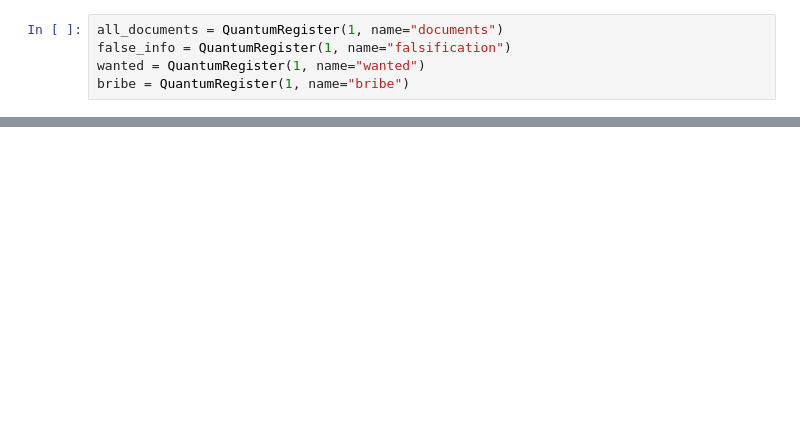
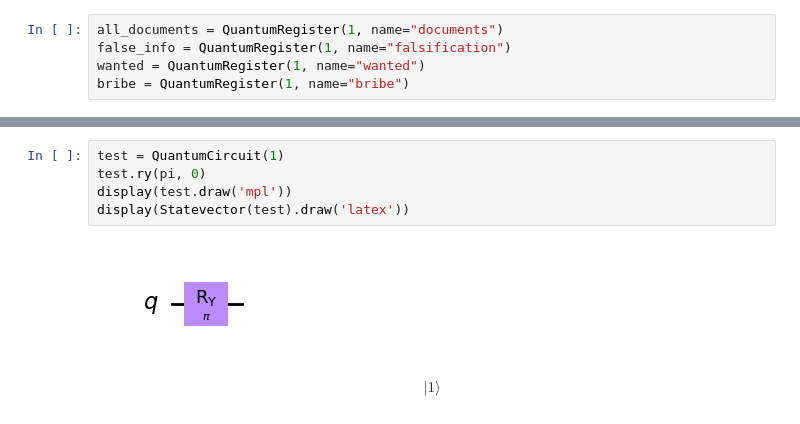
Before and after one commit to Dpbm/QPapersPlease, a Jupyter notebook: papers-please.ipynb, the cells around one changed output, grey strips where cells are left out. Drawn from its saved outputs; the diff is of its cells as text; blank space fills up the shorter version.

```diff
--- a/papers-please.ipynb
+++ b/papers-please.ipynb
@@ -76,0 +99,8 @@ algorithm.measure()
+# %%
+test = QuantumCircuit(1)
+test.ry(pi, 0)
+display(test.draw('mpl'))
+display(Statevector(test).draw('latex'))
+# %% [output]
+[figure, added]
+$$ |1\rangle$$
```
Also changed, not shown: parts of 5 cells of this notebook.
